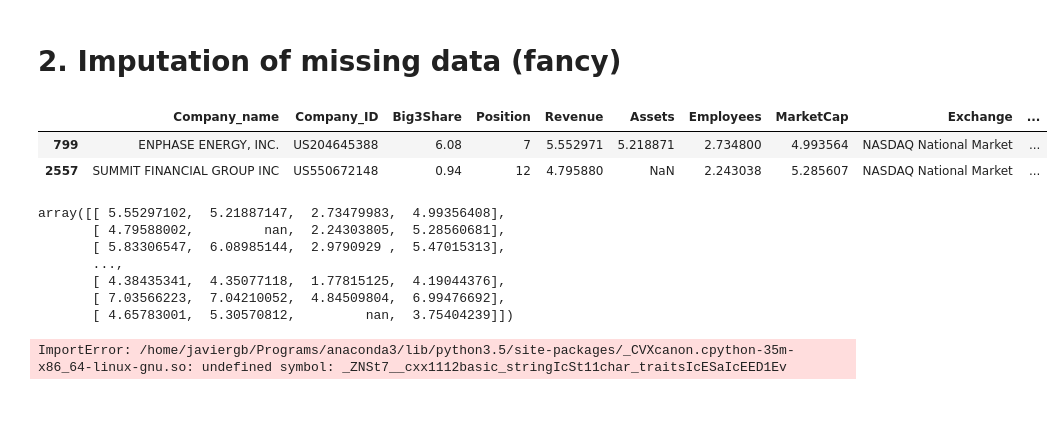
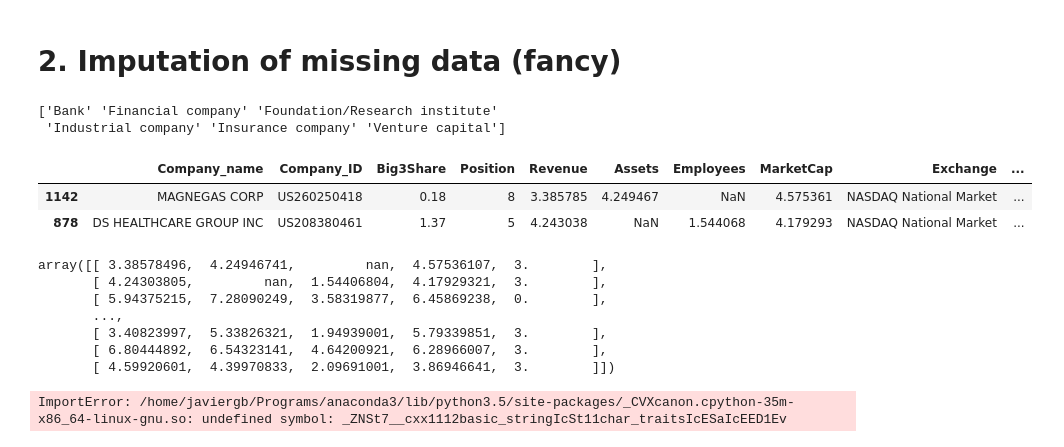
Before and after one commit to jgarciab/wwd2017, a Jupyter notebook: class8/class8_impute.ipynb, the cells around one changed output. Drawn from its saved outputs; the diff is of its cells as text; code cells hidden in the pictures; blank space fills up the shorter version.

```diff
--- a/class8/class8_impute.ipynb
+++ b/class8/class8_impute.ipynb
@@ -122,26 +131,37 @@ Z1 = sch.dendrogram(Y, orientation='right',labels=["Revenue","Assets","Employees
 # %%
+#Read the data again but do not
 df = pd.read_csv("data/big3_position.csv",sep="\t")
 df["Revenue"] = np.log10(df["Revenue"])
 df["Assets"] = np.log10(df["Assets"])
 df["Employees"] = np.log10(df["Employees"])
 df["MarketCap"] = np.log10(df["MarketCap"])
+
+
+le = sklearn.preprocessing.LabelEncoder()
+labels = le.fit_transform(df["TypeEnt"])
+df["TypeEnt_int"] = labels
+
+print(le.classes_)
+
 df = df.replace([np.inf,-np.inf],np.nan).sample(300)
 df.head(2)
 # %% [output]
+['Bank' 'Financial company' 'Foundation/Research institute'
+ 'Industrial company' 'Insurance company' 'Venture capital']
 |  | Company_name | Company_ID | Big3Share | Position | Revenue | Assets | Employees | MarketCap | Exchange | ... |
-| 799 | ENPHASE ENERGY, INC. | US204645388 | 6.08 | 7 | 5.552971 | 5.218871 | 2.734800 | 4.993564 | NASDAQ National Market | ... |
-| 2557 | SUMMIT FINANCIAL GROUP INC | US550672148 | 0.94 | 12 | 4.795880 | NaN | 2.243038 | 5.285607 | NASDAQ National Market | ... |
+| 1142 | MAGNEGAS CORP | US260250418 | 0.18 | 8 | 3.385785 | 4.249467 | NaN | 4.575361 | NASDAQ National Market | ... |
+| 878 | DS HEALTHCARE GROUP INC | US208380461 | 1.37 | 5 | 4.243038 | NaN | 1.544068 | 4.179293 | NASDAQ National Market | ... |
 # %%
-X = df.loc[:,["Revenue","Assets","Employees","MarketCap"]].values
+X = df.loc[:,["Revenue","Assets","Employees","MarketCap","TypeEnt_int"]].values
 X
 # %% [output]
-array([[ 5.55297102,  5.21887147,  2.73479983,  4.99356408],
-       [ 4.79588002,         nan,  2.24303805,  5.28560681],
-       [ 5.83306547,  6.08985144,  2.9790929 ,  5.47015313],
+array([[ 3.38578496,  4.24946741,         nan,  4.57536107,  3.        ],
+       [ 4.24303805,         nan,  1.54406804,  4.17929321,  3.        ],
+       [ 5.94375215,  7.28090249,  3.58319877,  6.45869238,  0.        ],
        ...,
-       [ 4.38435341,  4.35077118,  1.77815125,  4.19044376],
-       [ 7.03566223,  7.04210052,  4.84509804,  6.99476692],
-       [ 4.65783001,  5.30570812,         nan,  3.75404239]])
+       [ 3.40823997,  5.33826321,  1.94939001,  5.79339851,  3.        ],
+       [ 6.80444892,  6.54323141,  4.64200921,  6.28966007,  3.        ],
+       [ 4.59920601,  4.39970833,  2.09691001,  3.86946641,  3.        ]])
 # %%
 df.describe()
 # %%
```
Also changed, not shown: parts of 7 cells of this notebook, 1 other file.
